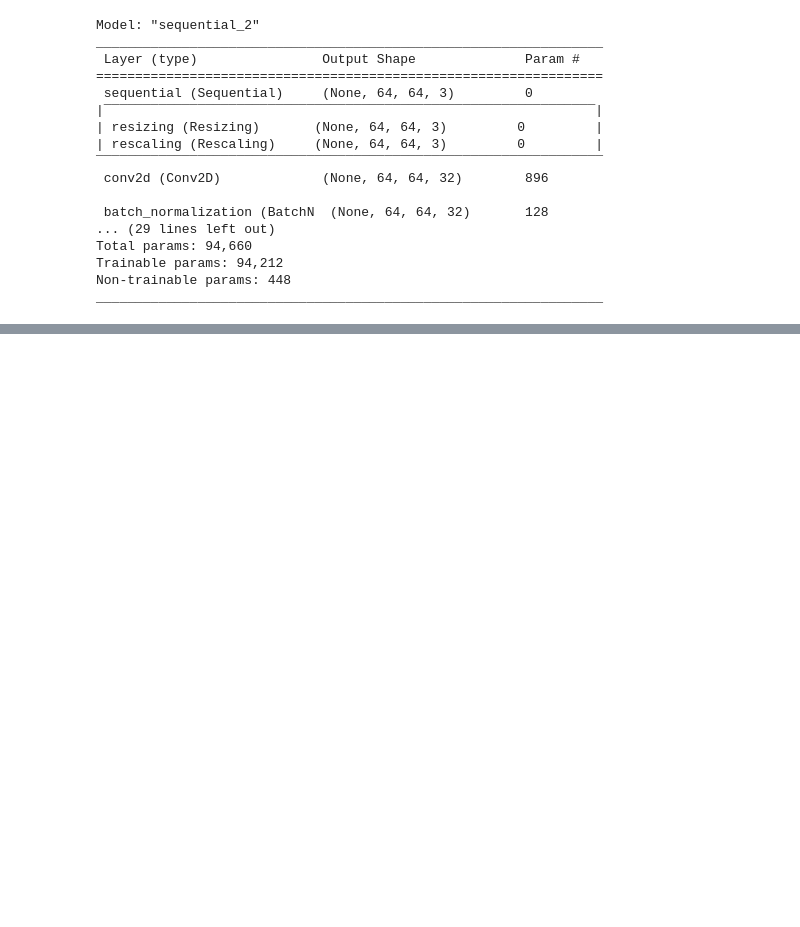
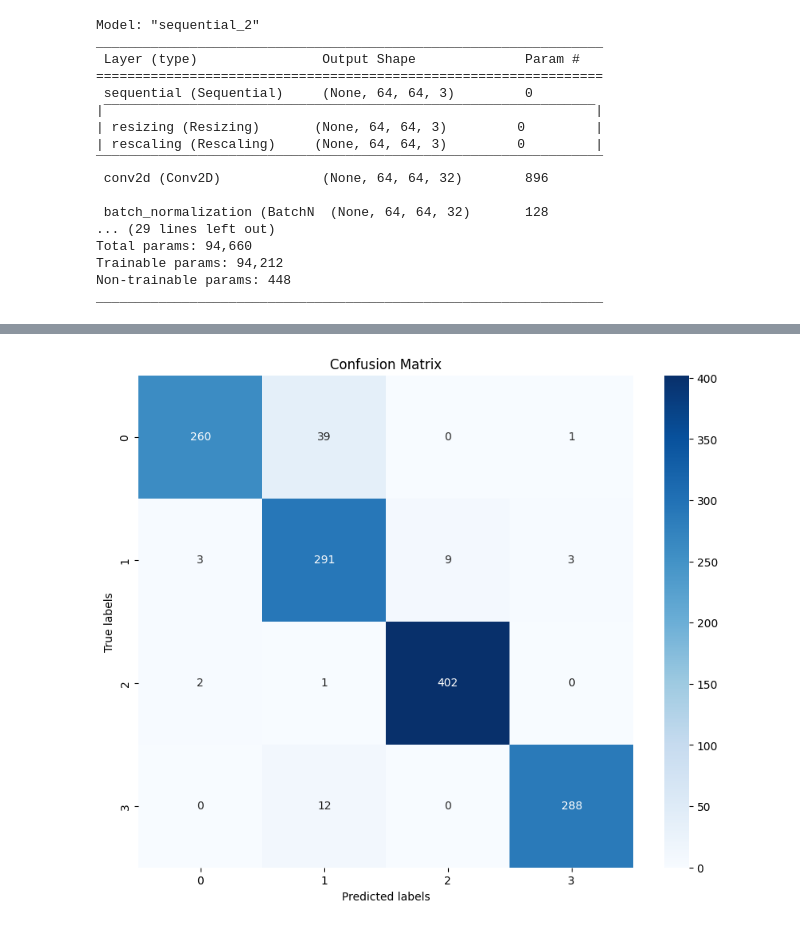
Before and after one commit to GourabPaul007/dds_ml, a Jupyter notebook: brain_tumor/brain_tumor.ipynb, the cells around one changed output, grey strips where cells are left out. Cells and saved outputs as stored; diff of their text form; code cells hidden in the pictures; blank space fills up the shorter version.

```diff
--- a/brain_tumor/brain_tumor.ipynb
+++ b/brain_tumor/brain_tumor.ipynb
@@ -243,0 +249,38 @@ loss, accuracy = loaded_model.evaluate(test_ds)
+# %%
+import numpy as np
+import matplotlib.pyplot as plt
+import seaborn as sns
+from sklearn.metrics import confusion_matrix
+
+
+y_pred = []  # store predicted labels
+y_true = []  # store true labels
+
+# iterate over the dataset
+for image_batch, label_batch in test_ds:   # use dataset.unbatch() with repeat
+   # append true labels
+   y_true.append(label_batch)
+   # compute predictions
+   preds = model.predict(image_batch)
+   # append predicted labels
+   y_pred.append(np.argmax(preds, axis = -1))
+
+# convert the true and predicted labels into tensors
+correct_labels = tf.concat([item for item in y_true], axis = 0)
+predicted_labels = tf.concat([item for item in y_pred], axis = 0)
+
+print("predicted_labels", len(predicted_labels), predicted_labels)
+print("true_labels", len(correct_labels), correct_labels)
+
+# Build the confusion matrix
+conf_matrix = confusion_matrix(correct_labels, predicted_labels)
+print(conf_matrix)
+
+# Plot the confusion matrix
+plt.figure(figsize=(10, 8))
+sns.heatmap(conf_matrix, annot=True, fmt='d', cmap='Blues', xticklabels=range(4), yticklabels=range(4))
+plt.xlabel('Predicted labels')
+plt.ylabel('True labels')
+plt.title('Confusion Matrix')
+plt.show()
+# %% [output]
@@ -243,0 +304 @@ loss, accuracy = loaded_model.evaluate(test_ds)
+[figure, added]
```
Also changed, not shown: parts of 8 cells of this notebook, 8 other files.
